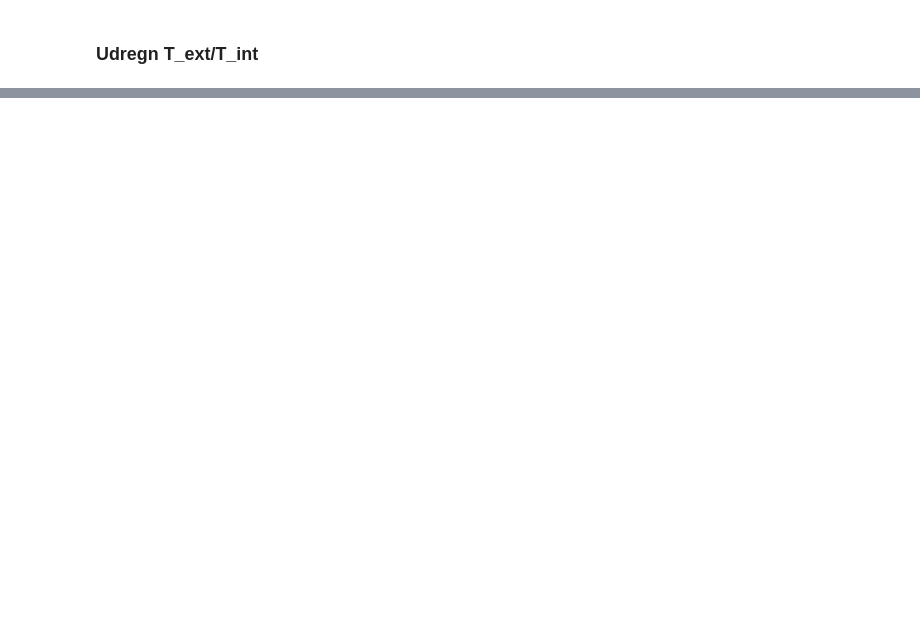
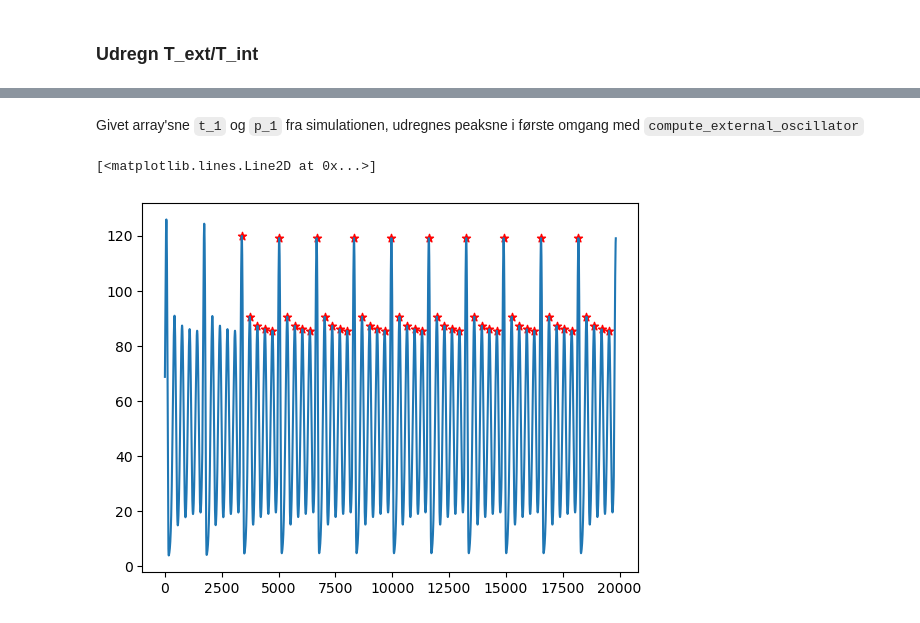
Before and after one commit to ErikBachRyhl/p53, a Jupyter notebook: Nutlin-tilføjelse.ipynb, the cells around one changed output, grey strips where cells are left out. Saved outputs shown, nothing was run; the diff lists cells and outputs as text; code cells hidden in the pictures; blank space fills up the shorter version.

```diff
--- a/Nutlin-tilføjelse.ipynb
+++ b/Nutlin-tilføjelse.ipynb
@@ -448,0 +453,10 @@ plt.legend()
+# %% [markdown]
+Givet array'sne `t_1` og `p_1` fra simulationen, udregnes peaksne i første omgang med `compute_external_oscillator`
+# %%
+_, _, _, all_p53_peaks_after_adding_nutlin, _ = compute_external_oscillator(np.array(t_1), np.array(p_1))
+
+plt.scatter(t_1[all_p53_peaks_after_adding_nutlin[:50]], p_1[all_p53_peaks_after_adding_nutlin[:50]], marker='*', color="red")
+plt.plot(t_1[:all_p53_peaks_after_adding_nutlin[50]],p_1[:all_p53_peaks_after_adding_nutlin[50]])
+# %% [output]
+[<matplotlib.lines.Line2D at 0x...>]
+[figure, added]
```
Also changed, not shown: parts of 17 cells of this notebook.
